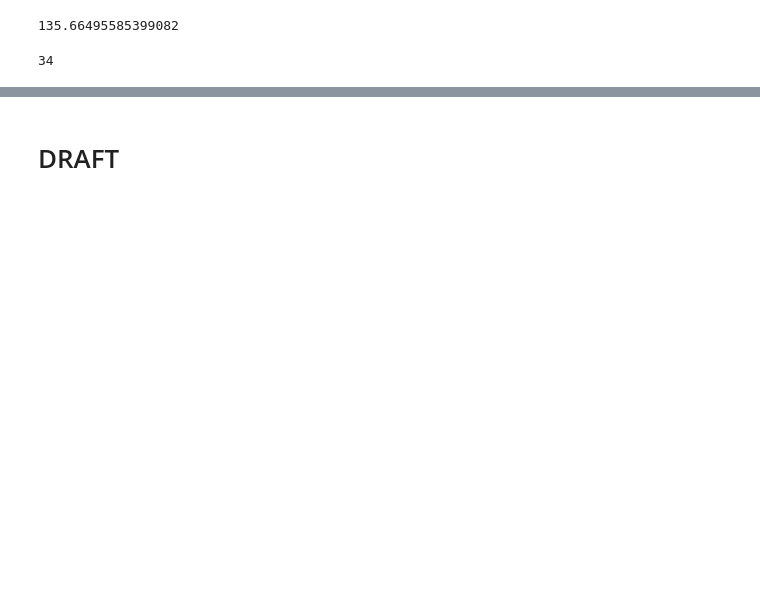
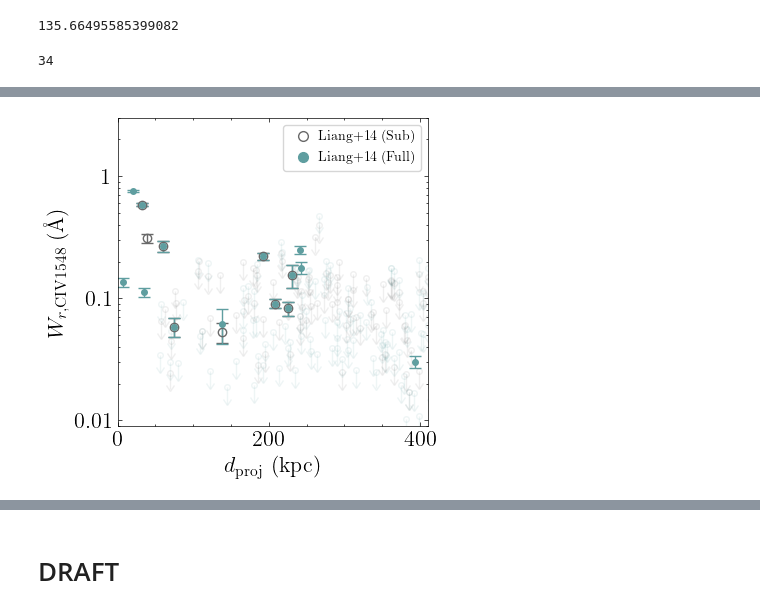
Before and after one commit to suyashk12/cgm_science, a Jupyter notebook: redshift_fitting/galaxy_cat_final.ipynb, the cells around one changed output, grey strips where cells are left out. Saved outputs shown, nothing was run; the diff lists cells and outputs as text; code cells hidden in the pictures; blank space fills up the shorter version.

```diff
--- a/redshift_fitting/galaxy_cat_final.ipynb
+++ b/redshift_fitting/galaxy_cat_final.ipynb
@@ -333,0 +297,2 @@ plt.savefig(rootdir+'Figures/CIV_sample.pdf', dpi=300)
+# %%
+df_l14_sub = pd.read_excel('/Users/thepoetoftwilight/Documents/CUBS/Data/full_catalog_subv4.xlsx')
@@ -333,0 +301,5 @@ plt.savefig(rootdir+'Figures/CIV_sample.pdf', dpi=300)
+# %%
+d_proj_arr_l14_sub = np.float_(df_l14_sub['imp_dist(kpc)'])
+W_arr_l14_sub = np.float_(df_l14_sub['W(CIV1548)'])/1000
+dW_arr_l14_sub = np.float_(df_l14_sub['dW(1548)'])/1000
+z_arr_l14_sub = np.float_(df_l14_sub['gal_z'])
@@ -333,0 +329,2 @@ plt.savefig(rootdir+'Figures/CIV_sample.pdf', dpi=300)
+# %%
+df_l14_full = pd.read_excel('/Users/thepoetoftwilight/Documents/CUBS/Data/full_catalog_ions.xlsx')
@@ -333,0 +333,5 @@ plt.savefig(rootdir+'Figures/CIV_sample.pdf', dpi=300)
+# %%
+d_proj_arr_l14_full = np.float_(df_l14_full['imp_dist(kpc)'])
+W_arr_l14_full = np.float_(df_l14_full['W(CIV1548)'])/1000
+dW_arr_l14_full = np.float_(df_l14_full['dW(1548)'])/1000
+z_arr_l14_full = np.float_(df_l14_full['gal_z'])
@@ -333,0 +363,76 @@ plt.savefig(rootdir+'Figures/CIV_sample.pdf', dpi=300)
+# %%
+fig, ax = plt.subplots(1, figsize=(4,4), sharey=True)
+
+dy_draw = 45/1000
+dy_scale = 1.35
+handles, labels = plt.gca().get_legend_handles_labels()
+
+# Liang+14 (Sub)
+c = 'dimgrey'
+p3 = Line2D([0], [0], label=r'Liang+14 (Sub)', marker='o', markersize=7,
+         markeredgecolor=c, markerfacecolor='none', linestyle='')
+
+for i in range(len(d_proj_arr_l14_sub)):
+
+    d_proj = d_proj_arr_l14_sub[i]
+    W = W_arr_l14_sub[i]
+    dW = dW_arr_l14_sub[i]
+
+    if W==0: # Non-detection
+        (_,caps,_) = ax.errorbar(d_proj, 3*dW, xerr=None, yerr=3*dW/5, uplims=True, marker='o',
+                                      markersize=4, capsize=0, elinewidth=0,
+                                      color=c, markerfacecolor='none', alpha=.1)
+        caps[0].set_fillstyle('none')
+
+        # Connect
+        ax.errorbar(d_proj, 3*dW, xerr=None, yerr=[[dy_scale*3*dW/5],[0]], markersize=0,
+                   linestyle='none', capsize=0, color=c, alpha=.1)
+
+    else: # Detection
+        ax.errorbar(d_proj, W, xerr=None, yerr=dW, capsize=4, linestyle='none', markerfacecolor='none', color=c,
+                         marker='o', markersize=6)
+
+# Liang+14 (Full)
+c = 'cadetblue'
+p6 = Line2D([0], [0], label=r'Liang+14 (Full)', marker='o', markersize=7,
+         markeredgecolor=c, markerfacecolor=c, linestyle='')
+
+for i in range(len(d_proj_arr_l14_full)):
+
+    d_proj = d_proj_arr_l14_full[i]
+    W = W_arr_l14_full[i]
+    dW = dW_arr_l14_full[i]
+
+    if W==0: # Non-detection
+        (_,caps,_) = ax.errorbar(d_proj, 3*dW, xerr=None, yerr=3*dW/5, uplims=True, marker='o',
+                                      markersize=4, capsize=0, elinewidth=0,
+                                      color=c, markerfacecolor='none', alpha=.1)
+        caps[0].set_fillstyle('none')
+
+        # Connect
+        ax.errorbar(d_proj, 3*dW, xerr=None, yerr=[[dy_scale*3*dW/5],[0]], markersize=0,
+                   linestyle='none', capsize=0, color=c, alpha=.1)
+
+    else: # Detection
+        ax.errorbar(d_proj, W, xerr=None, yerr=dW, capsize=4, linestyle='none', color=c,
+                         marker='o', markersize=4)
+
+ax.set_xlim(0,410)
+ax.set_xlabel(r'$d_\mathrm{proj}$ (kpc)')
+ax.set_ylabel(r'$W_{r, \mathrm{CIV 1548}} $ (Å)')
+
+
+# add manual symbols to auto legend
+handles.extend([p3,p6])
+
+plt.subplots_adjust(wspace=0, hspace=0)
+plt.legend(handles=handles, fontsize=10, loc='upper right',
+           ncol=1, columnspacing=0.2,handletextpad=0.1)
+
+ax.set_yscale('log')
+ax.set_ylim(0.009,3)
+
+#axes[0].set_yticks([0,100,200], [0,.1,.2])
+
+ax.set_yticks([1e-2, 1e-1, 1], [r'$0.01$', r'$0.1$', r'$1$'])
+# %% [output]
@@ -333,0 +442 @@ plt.savefig(rootdir+'Figures/CIV_sample.pdf', dpi=300)
+[figure, added]
```
Also changed, not shown: parts of 46 cells of this notebook, 1 other file.
